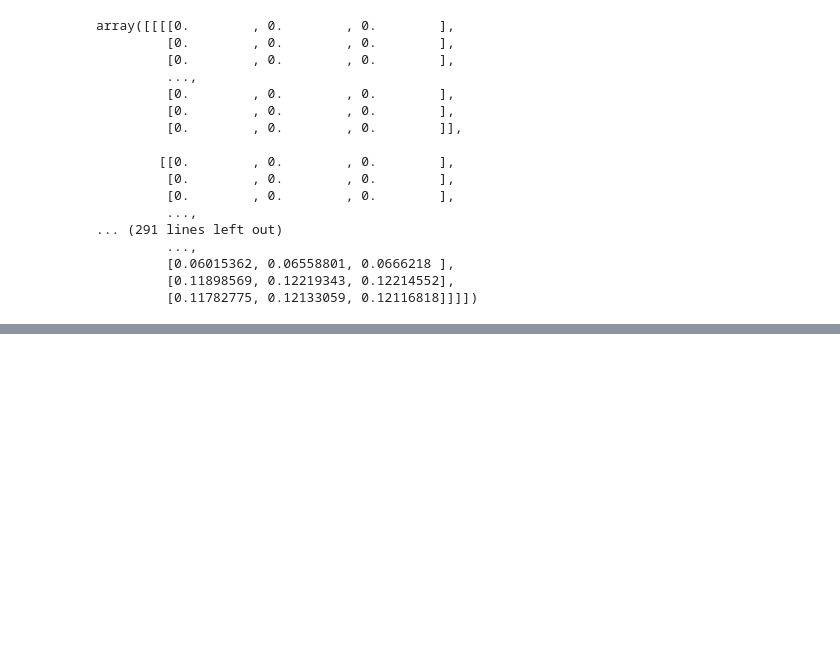
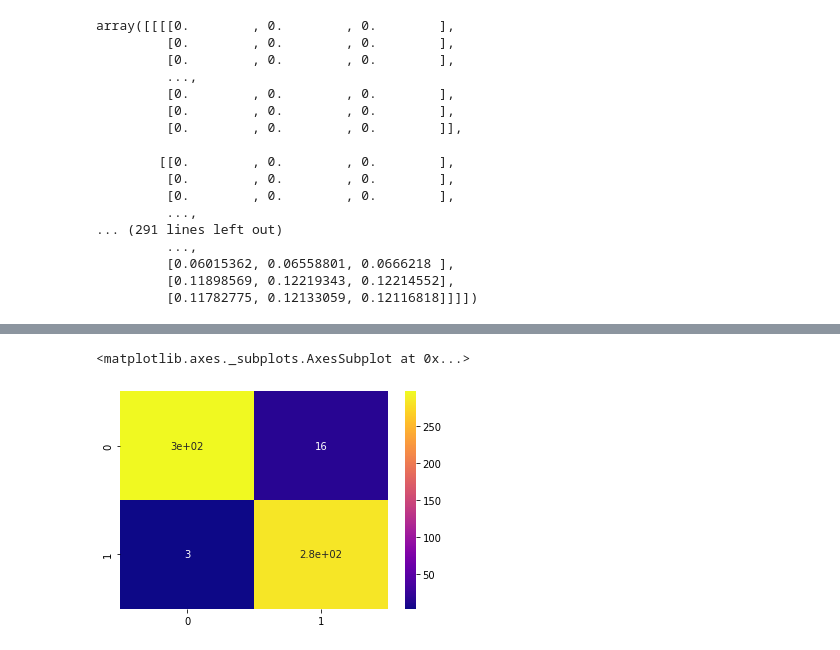
Before and after one commit to sadrasa97/brain-cancer2020, a Jupyter notebook: brain.ipynb, the cells around one changed output, grey strips where cells are left out. Saved outputs shown, nothing was run; the diff lists cells and outputs as text; code cells hidden in the pictures; blank space fills up the shorter version.

```diff
--- a/brain.ipynb
+++ b/brain.ipynb
@@ -274,5 +274,8 @@ model.fit(x_train.reshape(x_train.shape[0],-1), y_train)
 
 y_pred = model.predict(x_test.reshape(x_test.shape[0],-1))
 # %%
-cm = confusion_matrix(y_test, y_cnn)
+cm = confusion_matrix(y_test, y_pred)
 sns.heatmap(cm,annot = True, cmap="plasma")
+# %% [output]
+<matplotlib.axes._subplots.AxesSubplot at 0x...>
+[figure, added]
```
Also changed, not shown: parts of 3 cells of this notebook.
